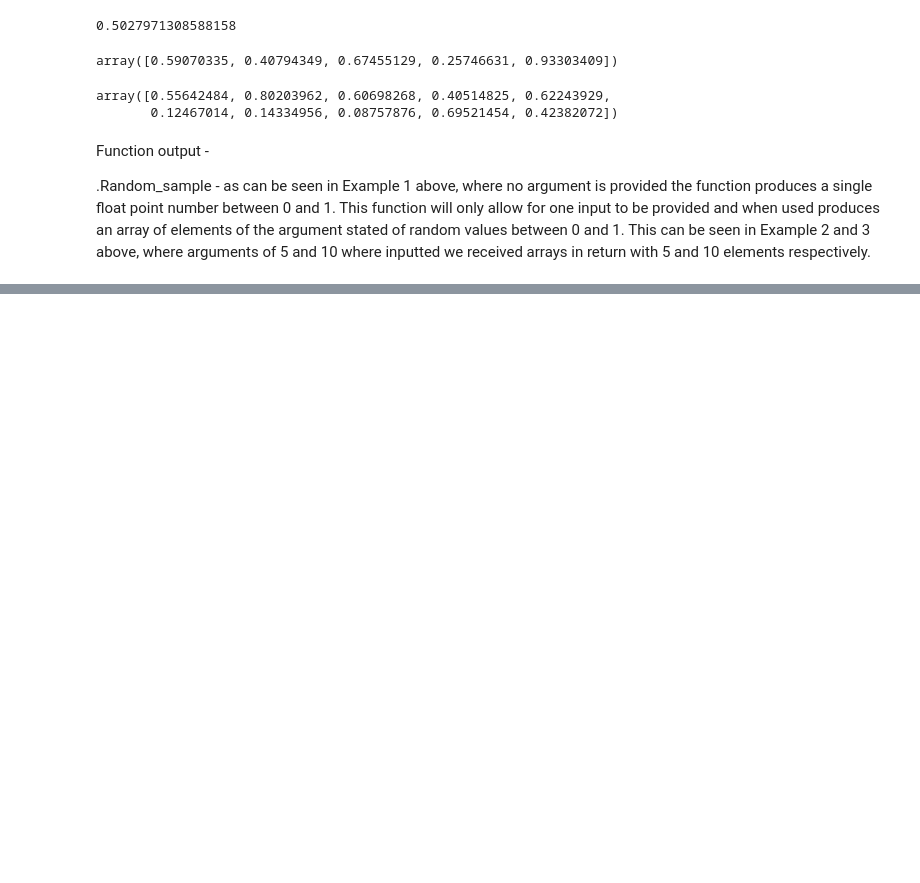
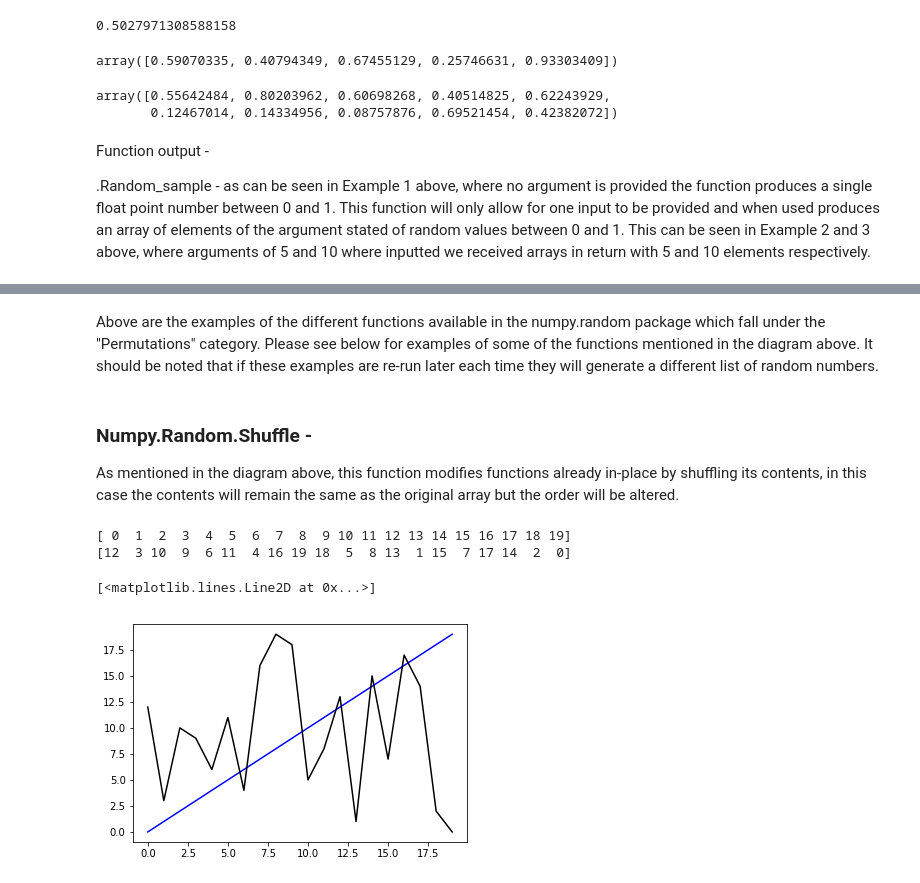
Before and after one commit to ShaunaB93/Programming-for-Data-Analysis-Assignement, a Jupyter notebook: Rough work Jupyter notebook for assignment_new.ipynb, the cells around one changed output, grey strips where cells are left out. Drawn from its saved outputs; the diff is of its cells as text; code cells hidden in the pictures; blank space fills up the shorter version.

```diff
--- a/Rough work Jupyter notebook for assignment_new.ipynb
+++ b/Rough work Jupyter notebook for assignment_new.ipynb
@@ -145,0 +210,21 @@ Function output -
+# %% [markdown]
+Above are the examples of the different functions available in the numpy.random package which fall under the "Permutations" category.  Please see below for examples of some of the functions mentioned in the diagram above. It should be noted that if these examples are re-run later each time they will generate a different list of random numbers.
+# %% [markdown]
+### Numpy.Random.Shuffle -
+
+As mentioned in the diagram above, this function modifies functions already in-place by shuffling its contents, in this case the contents will remain the same as the original array but the order will be altered.
+# %%
+# Example 1
+
+arr = np.arange(20)
+print(arr)
+plt.plot(arr, "b")
+
+np.random.shuffle(arr)
+print(arr)
+plt.plot(arr, "k")
+# %% [output]
+[ 0  1  2  3  4  5  6  7  8  9 10 11 12 13 14 15 16 17 18 19]
+[12  3 10  9  6 11  4 16 19 18  5  8 13  1 15  7 17 14  2  0]
+[<matplotlib.lines.Line2D at 0x...>]
+[figure, added]
```
Also changed, not shown: parts of 21 cells of this notebook.
